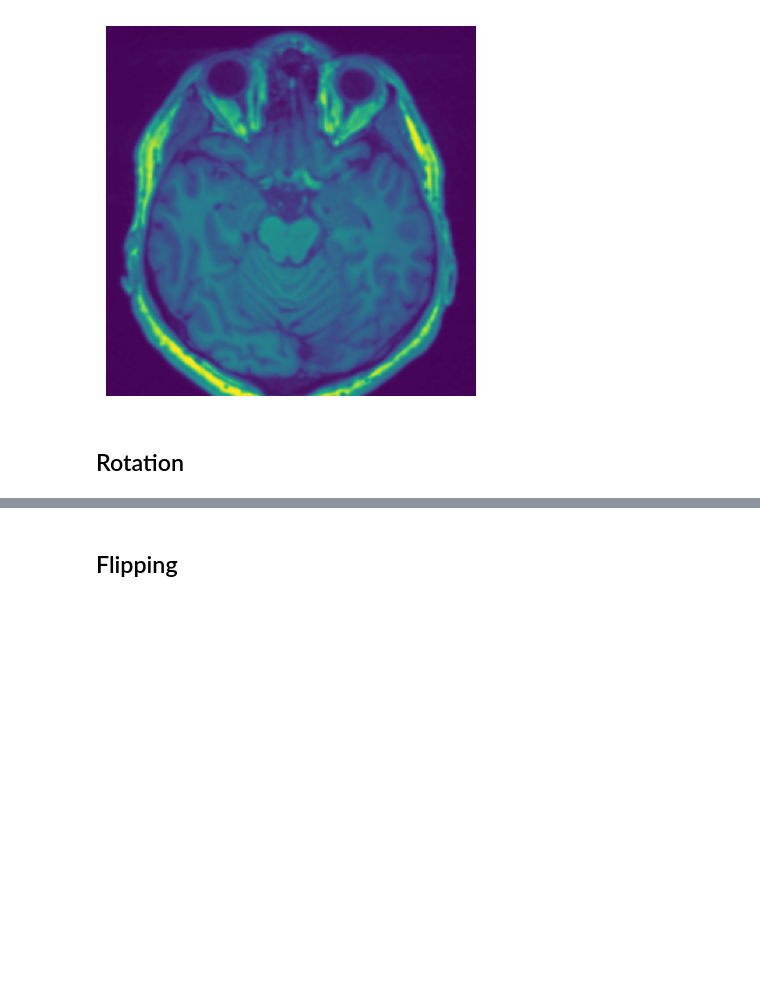
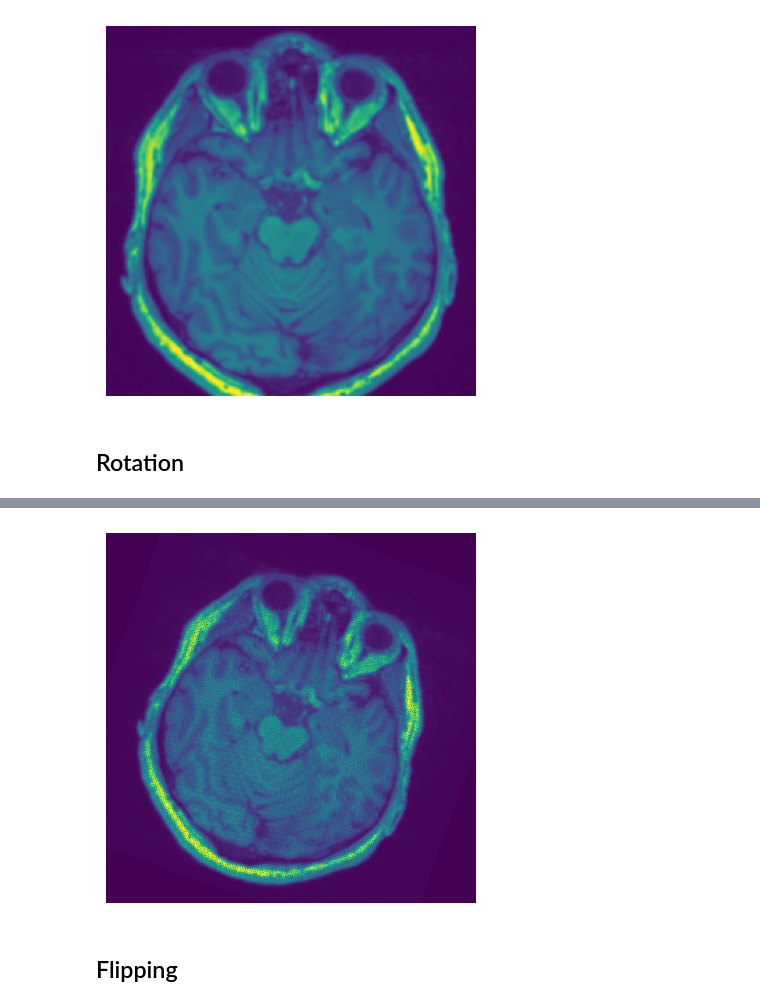
Before and after one commit to kkamall/AljabarLinierDanMatriks-Dataset, a Jupyter notebook: test copy 2.ipynb, the cells around one changed output, grey strips where cells are left out. Cells and saved outputs as stored; diff of their text form; code cells hidden in the pictures; blank space fills up the shorter version.

```diff
--- a/test copy 2.ipynb
+++ b/test copy 2.ipynb
@@ -233,3 +188,49 @@ plt.show()
+# %%
+def rotate_image(image, angle):
+    height, width = image.shape
+
+    rotated_image = np.zeros_like(image)
+
+    # konversi ke radian
+    angle_rad = np.radians(angle)
+
+    # koordinat tengah gambar
+    center_x, center_y = width // 2, height // 2
+
+    # matriks rotasi
+    rotation_matrix = np.array([
+        [np.cos(angle_rad), -np.sin(angle_rad)],
+        [np.sin(angle_rad), np.cos(angle_rad)]
+    ], dtype=np.float32)
+
+    for x in range(width):
+        for y in range(height):
+            # pindah origin ke tengah
+            new_x = x - center_x
+            new_y = y - center_y
+
+            # terapkan transformasi
+            new_coords = np.dot([new_x, new_y], rotation_matrix)
+            rotated_x, rotated_y = new_coords
+
+            # kembalikan origin
+            rotated_x = int(rotated_x + center_x)
+            rotated_y = int(rotated_y + center_y)
+
+            # terapkan pixel jika masuk dalam frame gambar
+            if 0 <= rotated_x < width and 0 <= rotated_y < height:
+                rotated_image[rotated_x, rotated_y] = image[x, y]
+
+    return rotated_image
+
+rotated_image = rotate_image(image_np, 20)
+
+plt.figure()
+plt.imshow(rotated_image)
+plt.axis('off')
+plt.show()
+# %% [output]
+[figure, added]
 # %% [markdown]
 ## Flipping
 # %%
```
Also changed, not shown: parts of 1 cell of this notebook.
